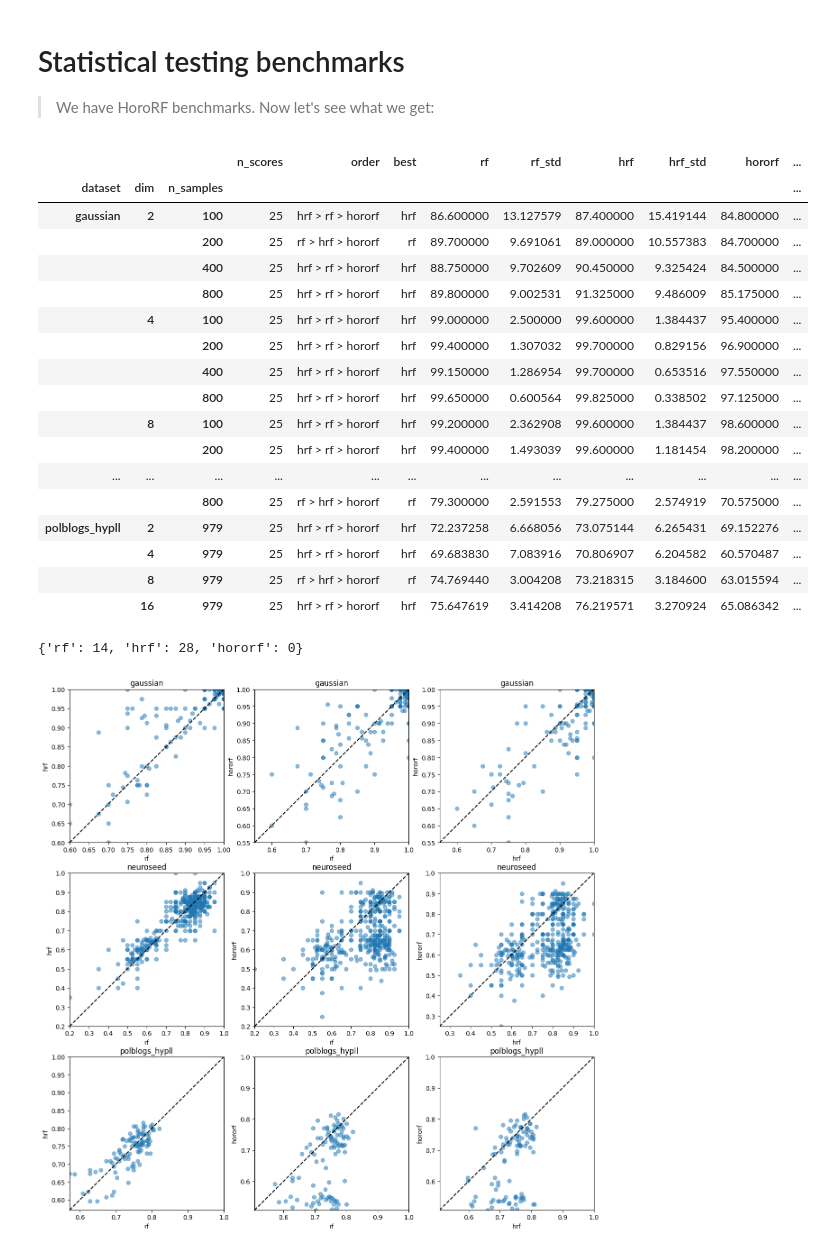
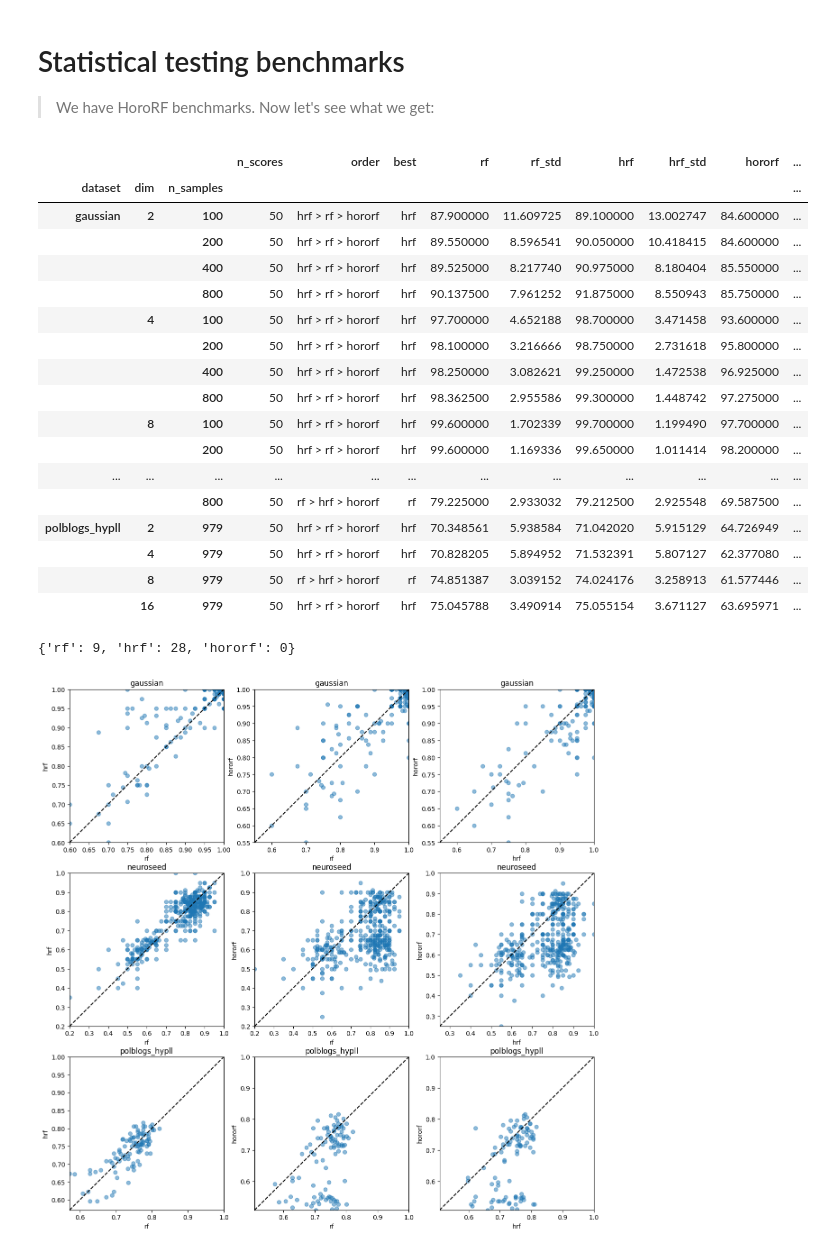
Before and after one commit to pchlenski/hyperdt, a Jupyter notebook: 25_statistical_testing_benchmarks.ipynb, the cells around one changed output. Cells and saved outputs as stored; diff of their text form; code cells hidden in the pictures.

```diff
--- a/25_statistical_testing_benchmarks.ipynb
+++ b/25_statistical_testing_benchmarks.ipynb
@@ -25,11 +25,15 @@ ADD_PM = False
 # Group by (n_samples, dataset, dim) and t-test classifier performances across 5 folds
 
 
-def ttest_table(path):
-    benchmarks = pd.read_table(path, index_col=0)  # Slightly updated (no resampling)
+def ttest_table(paths):
+    if isinstance(paths, str):
+        paths = [paths]
+
+    # benchmarks = pd.read_table(path, index_col=0)  # Slightly updated (no resampling)
+    benchmarks = pd.concat([pd.read_table(path, index_col=0) for path in paths])
+    benchmarks.loc[benchmarks["dataset"] == "polblogs_hypll", "n_samples"] = 979
     grouped = benchmarks.groupby(["dataset", "dim", "n_samples"])
     ttest_results = []
-    stats = []
     order_names = ["rf", "hrf", "hororf"]
     for (dataset, dim, n_samples), group in grouped:
         rf = group.loc[group["clf"] == "rf", "f1_micro"]
@@ -65,52 +69,56 @@ def ttest_table(path):
             {
                 "dataset": dataset,
                 "dim": dim,
-                "n_samples": n_samples if dataset != "polblogs_hypll" else 979,
+                "n_samples": n_samples,
                 "n_scores": len(rf),
                 "order": order_str,
                 "best": best,
                 "rf": rf.mean() * 100,
                 "rf_std": rf.std() * 100,
                 "hrf": hrf.mean() * 100,
                 "hrf_std": hrf.std() * 100,
                 "hororf": horo.mean() * 100,
                 "hororf_std": horo.std() * 100,
                 "rf_vs_hrf": rf_vs_hrf.pvalue,
                 "sig1": rf_vs_hrf_sig,
                 "rf_vs_horo": rf_vs_horo.pvalue,
                 "sig2": rf_vs_horo_sig,
                 "hrf_vs_horo": hrf_vs_horo.pvalue,
                 "sig3": hrf_vs_horo_sig,
             }
         )
 
     ttest_results = pd.DataFrame(ttest_results)
     ttest_results = ttest_results.set_index(["dataset", "dim", "n_samples"])
 
     return ttest_results
 
 
-ttest_results = ttest_table(BENCHMARK_PATH)
+ttest_results = ttest_table(
+    ["data/processed/hororf_benchmarks/md3_dt_results_2.tsv", "data/processed/hororf_benchmarks/md3_dt_results.tsv"]
+)
+# ttest_results = ttest_table("data/processed/hororf_benchmarks/md3_dt_results.tsv")
+# ttest_results = ttest_table(BENCHMARK_PATH)
 ttest_results
 # %% [output]
 |  |  |  | n_scores | order | best | rf | rf_std | hrf | hrf_std | hororf | ... |
 | dataset | dim | n_samples |  |  |  |  |  |  |  |  | ... |
-| gaussian | 2 | 100 | 25 | hrf > rf > hororf | hrf | 86.600000 | 13.127579 | 87.400000 | 15.419144 | 84.800000 | ... |
-|  |  | 200 | 25 | rf > hrf > hororf | rf | 89.700000 | 9.691061 | 89.000000 | 10.557383 | 84.700000 | ... |
-|  |  | 400 | 25 | hrf > rf > hororf | hrf | 88.750000 | 9.702609 | 90.450000 | 9.325424 | 84.500000 | ... |
-|  |  | 800 | 25 | hrf > rf > hororf | hrf | 89.800000 | 9.002531 | 91.325000 | 9.486009 | 85.175000 | ... |
-|  | 4 | 100 | 25 | hrf > rf > hororf | hrf | 99.000000 | 2.500000 | 99.600000 | 1.384437 | 95.400000 | ... |
-|  |  | 200 | 25 | hrf > rf > hororf | hrf | 99.400000 | 1.307032 | 99.700000 | 0.829156 | 96.900000 | ... |
-|  |  | 400 | 25 | hrf > rf > hororf | hrf | 99.150000 | 1.286954 | 99.700000 | 0.653516 | 97.550000 | ... |
-|  |  | 800 | 25 | hrf > rf > hororf | hrf | 99.650000 | 0.600564 | 99.825000 | 0.338502 | 97.125000 | ... |
-|  | 8 | 100 | 25 | hrf > rf > hororf | hrf | 99.200000 | 2.362908 | 99.600000 | 1.384437 | 98.600000 | ... |
-|  |  | 200 | 25 | hrf > rf > hororf | hrf | 99.400000 | 1.493039 | 99.600000 | 1.181454 | 98.200000 | ... |
+| gaussian | 2 | 100 | 50 | hrf > rf > hororf | hrf | 87.900000 | 11.609725 | 89.100000 | 13.002747 | 84.600000 | ... |
+|  |  | 200 | 50 | hrf > rf > hororf | hrf | 89.550000 | 8.596541 | 90.050000 | 10.418415 | 84.600000 | ... |
+|  |  | 400 | 50 | hrf > rf > hororf | hrf | 89.525000 | 8.217740 | 90.975000 | 8.180404 | 85.550000 | ... |
+|  |  | 800 | 50 | hrf > rf > hororf | hrf | 90.137500 | 7.961252 | 91.875000 | 8.550943 | 85.750000 | ... |
+|  | 4 | 100 | 50 | hrf > rf > hororf | hrf | 97.700000 | 4.652188 | 98.700000 | 3.471458 | 93.600000 | ... |
+|  |  | 200 | 50 | hrf > rf > hororf | hrf | 98.100000 | 3.216666 | 98.750000 | 2.731618 | 95.800000 | ... |
+|  |  | 400 | 50 | hrf > rf > hororf | hrf | 98.250000 | 3.082621 | 99.250000 | 1.472538 | 96.925000 | ... |
+|  |  | 800 | 50 | hrf > rf > hororf | hrf | 98.362500 | 2.955586 | 99.300000 | 1.448742 | 97.275000 | ... |
+|  | 8 | 100 | 50 | hrf > rf > hororf | hrf | 99.600000 | 1.702339 | 99.700000 | 1.199490 | 97.700000 | ... |
+|  |  | 200 | 50 | hrf > rf > hororf | hrf | 99.600000 | 1.169336 | 99.650000 | 1.011414 | 98.200000 | ... |
 | ... | ... | ... | ... | ... | ... | ... | ... | ... | ... | ... | ... |
-|  |  | 800 | 25 | rf > hrf > hororf | rf | 79.300000 | 2.591553 | 79.275000 | 2.574919 | 70.575000 | ... |
-| polblogs_hypll | 2 | 979 | 25 | hrf > rf > hororf | hrf | 72.237258 | 6.668056 | 73.075144 | 6.265431 | 69.152276 | ... |
-|  | 4 | 979 | 25 | hrf > rf > hororf | hrf | 69.683830 | 7.083916 | 70.806907 | 6.204582 | 60.570487 | ... |
-|  | 8 | 979 | 25 | rf > hrf > hororf | rf | 74.769440 | 3.004208 | 73.218315 | 3.184600 | 63.015594 | ... |
-|  | 16 | 979 | 25 | hrf > rf > hororf | hrf | 75.647619 | 3.414208 | 76.219571 | 3.270924 | 65.086342 | ... |
+|  |  | 800 | 50 | rf > hrf > hororf | rf | 79.225000 | 2.933032 | 79.212500 | 2.925548 | 69.587500 | ... |
+| polblogs_hypll | 2 | 979 | 50 | hrf > rf > hororf | hrf | 70.348561 | 5.938584 | 71.042020 | 5.915129 | 64.726949 | ... |
+|  | 4 | 979 | 50 | hrf > rf > hororf | hrf | 70.828205 | 5.894952 | 71.532391 | 5.807127 | 62.377080 | ... |
+|  | 8 | 979 | 50 | rf > hrf > hororf | rf | 74.851387 | 3.039152 | 74.024176 | 3.258913 | 61.577446 | ... |
+|  | 16 | 979 | 50 | hrf > rf > hororf | hrf | 75.045788 | 3.490914 | 75.055154 | 3.671127 | 63.695971 | ... |
 # %%
 # Win/tie counts:
 def tally_wins(df):
@@ -125,7 +133,7 @@ def tally_wins(df):
 wins = tally_wins(ttest_results)
 wins
 # %% [output]
-{'rf': 14, 'hrf': 28, 'hororf': 0}
+{'rf': 9, 'hrf': 28, 'hororf': 0}
 # %%
 # Publish as LaTeX table
 
```
Also changed, not shown: parts of 2 cells of this notebook, 6 other files.
